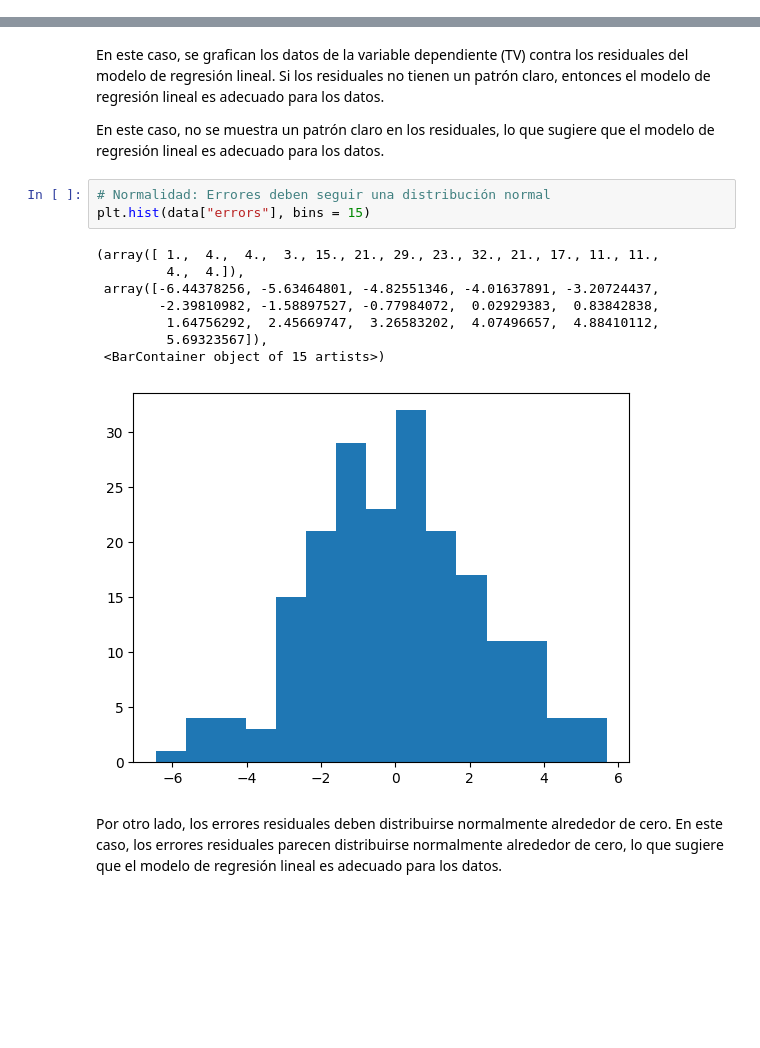
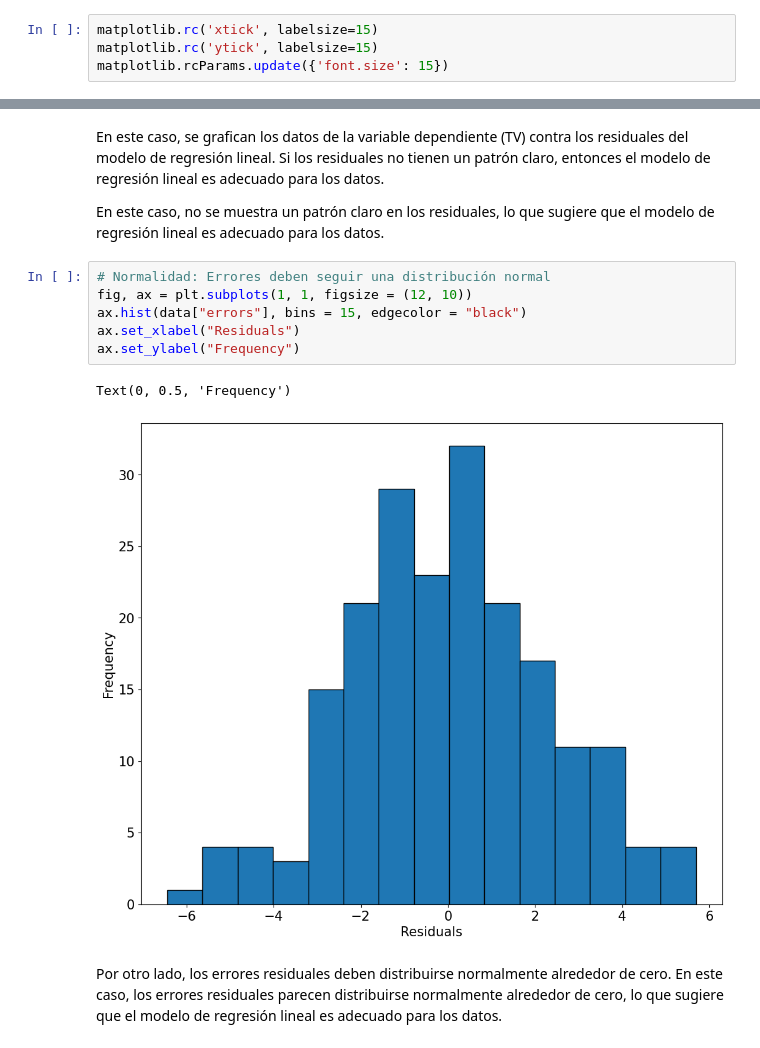
Before and after one commit to gabalvarezmc/AnalisisDatos_T2, a Jupyter notebook: 02-CalculoRegresion.ipynb, the cells around one changed output, grey strips where cells are left out. Cells and saved outputs as stored; diff of their text form; blank space fills up the shorter version.

```diff
--- a/02-CalculoRegresion.ipynb
+++ b/02-CalculoRegresion.ipynb
@@ -9,3 +12,7 @@ import matplotlib.pyplot as plt
+# %%
+matplotlib.rc('xtick', labelsize=15)
+matplotlib.rc('ytick', labelsize=15)
+matplotlib.rcParams.update({'font.size': 15})
 # %%
 data = pd.read_csv("advertising.csv")
 data
@@ -164,16 +176,13 @@ En este caso, se grafican los datos de la variable dependiente (TV) contra los r
 En este caso, no se muestra un patrón claro en los residuales, lo que sugiere que el modelo de regresión lineal es adecuado para los datos.
 # %%
 # Normalidad: Errores deben seguir una distribución normal
-plt.hist(data["errors"], bins = 15)
+fig, ax = plt.subplots(1, 1, figsize = (12, 10))
+ax.hist(data["errors"], bins = 15, edgecolor = "black")
+ax.set_xlabel("Residuals")
+ax.set_ylabel("Frequency")
 # %% [output]
-(array([ 1.,  4.,  4.,  3., 15., 21., 29., 23., 32., 21., 17., 11., 11.,
-         4.,  4.]),
- array([-6.44378256, -5.63464801, -4.82551346, -4.01637891, -3.20724437,
-        -2.39810982, -1.58897527, -0.77984072,  0.02929383,  0.83842838,
-         1.64756292,  2.45669747,  3.26583202,  4.07496657,  4.88410112,
-         5.69323567]),
- <BarContainer object of 15 artists>)
+Text(0, 0.5, 'Frequency')
-[figure, old version]
+[figure, new version]
 # %% [markdown]
 Por otro lado, los errores residuales deben distribuirse normalmente alrededor de cero. En este caso, los errores residuales parecen distribuirse normalmente alrededor de cero, lo que sugiere que el modelo de regresión lineal es adecuado para los datos.
 # %%
```
Also changed, not shown: parts of 12 cells of this notebook, 2 other files.
